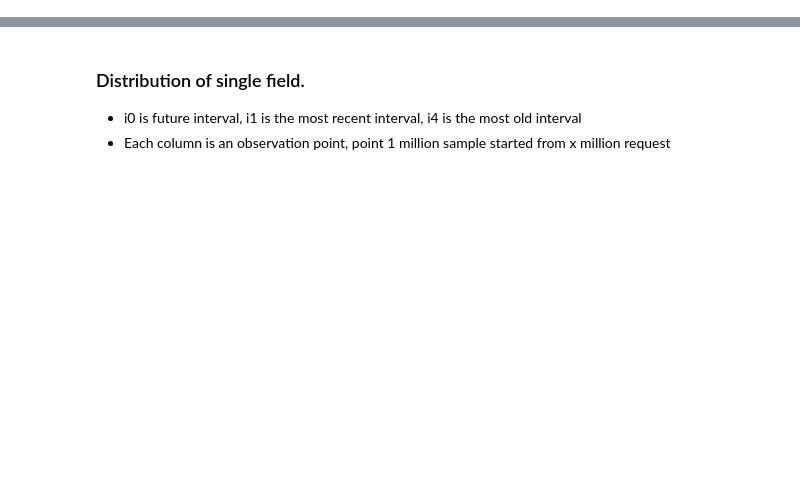
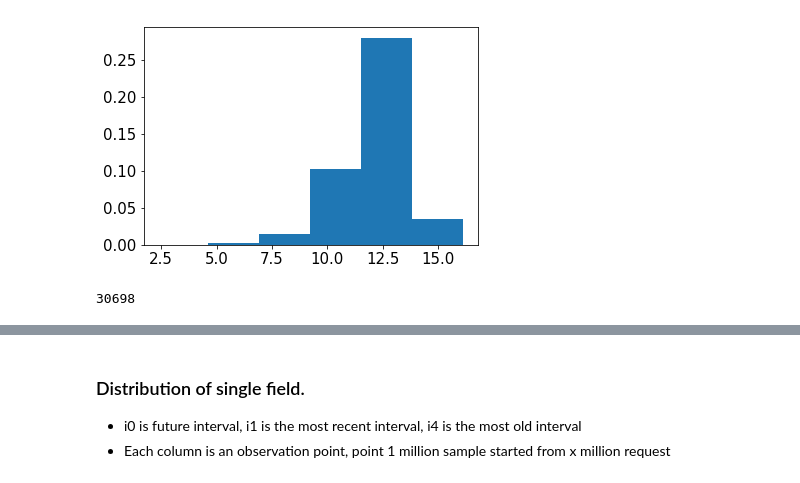
Before and after one commit to dasebe/webcachesim, a Jupyter notebook: notebook/distribution.ipynb, the cells around one changed output, grey strips where cells are left out. Drawn from its saved outputs; the diff is of its cells as text; code cells hidden in the pictures; blank space fills up the shorter version.

```diff
--- a/notebook/distribution.ipynb
+++ b/notebook/distribution.ipynb
@@ -37,0 +34,2 @@ df_global.head()
+# %%
+df_global = df_global[df_global.type == 0]
@@ -37,0 +40,9 @@ df_global.head()
+# %%
+plt.hist(df_global.i0, bins=np.log1p(np.logspace(1, 7, 7)), density=1)
+plt.show()
+# %% [output]
+[figure, added]
+# %%
+(df_global.i0 <= 16).sum()
+# %% [output]
+30698
```
Also changed, not shown: parts of 44 cells of this notebook, 36 other files.
